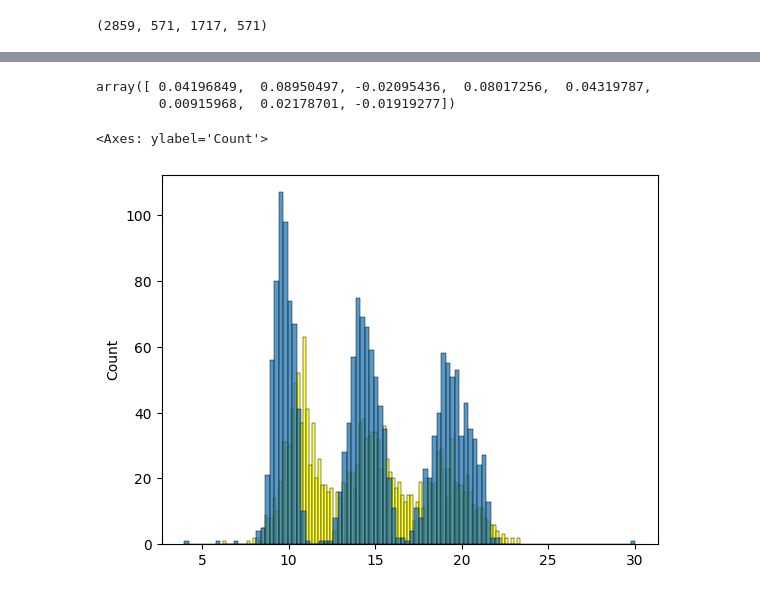
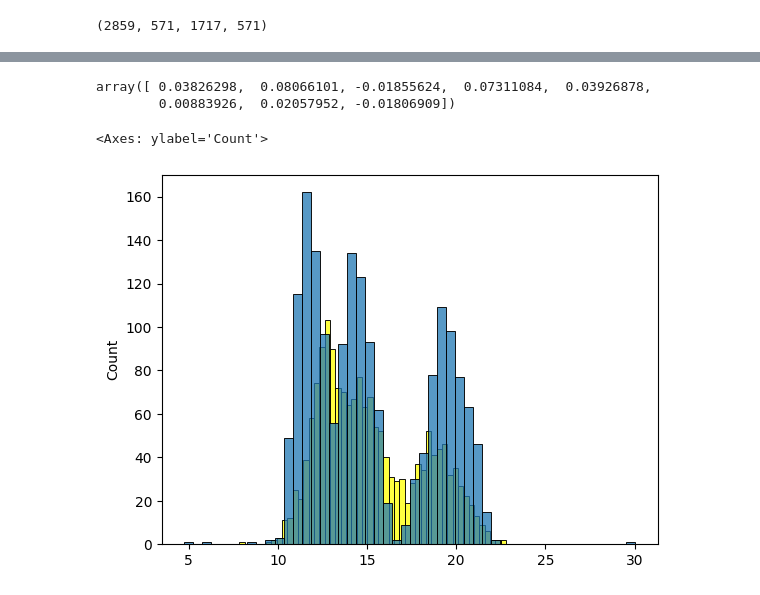
Before and after one commit to Muhsiinn/Song-Popularity-Predictor-, a Jupyter notebook: playground/workbench.ipynb, the cells around one changed output, grey strips where cells are left out. Drawn from its saved outputs; the diff is of its cells as text; code cells hidden in the pictures.

```diff
--- a/playground/workbench.ipynb
+++ b/playground/workbench.ipynb
@@ -181,7 +188,7 @@ def synthetic_data(df, multiplier_min=0.6, multiplier_max=0.9):
     'acousticness',
     'instrumentalness',
     'liveness',
-    'speechiness','streams']
+    'speechiness','streams','inappleplaylists','inspotifycharts','inspotifyplaylists','inapplecharts']
 
     multiplier = np.random.uniform(multiplier_min, multiplier_max)
     df_new[audio_features] *= multiplier
@@ -230,0 +219,13 @@ low_songs
+# %%
+low_songs = synthetic_data(df, 0.4, 0.7)
+columns_to_round = low_songs.columns.drop('streams')
+low_songs[columns_to_round] = low_songs[columns_to_round].round(0).astype(int)
+low_songs
+low_songs1 = synthetic_data(df, 0.7, 0.9)
+columns_to_round = low_songs.columns.drop('streams')
+low_songs1[columns_to_round] = low_songs1[columns_to_round].round(0).astype(int)
+low_songs1
+low_songs2 = synthetic_data(df, 0.7, 0.9)
+columns_to_round = low_songs2.columns.drop('streams')
+low_songs2[columns_to_round] = low_songs2[columns_to_round].round(0).astype(int)
+low_songs2
@@ -280,7 +296,7 @@ y_train = df_train.streams.values
 y_val = df_val.streams.values
 y_test = df_test.streams.values
 # %%
-def train_linar_reg(X,y):
+def train_linear_reg(X,y):
     ones = np.ones(X.shape[0])
     X = (np.column_stack([ones,X]))
     XTX = X.T.dot(X)
@@ -297,19 +313,19 @@ base = ['bpm','danceability','valence','energy',
 # %%
 X_train = df_train[base].values
 # %%
-w0,w = train_linar_reg(X_train,y_train)
+w0,w = train_linear_reg(X_train,y_train)
 w
 # %% [output]
-array([ 0.04196849,  0.08950497, -0.02095436,  0.08017256,  0.04319787,
-        0.00915968,  0.02178701, -0.01919277])
+array([ 0.03826298,  0.08066101, -0.01855624,  0.07311084,  0.03926878,
+        0.00883926,  0.02057952, -0.01806909])
 # %%
 y_pred = w0 + X_train.dot(w)
 # %%
-sns.histplot(y_pred, color = "yellow",bins = 100)
-sns.histplot(y_train, bins=100)
+sns.histplot(y_pred, color = "yellow",bins = 50)
+sns.histplot(y_train, bins=50)
 # %% [output]
 <Axes: ylabel='Count'>
-[figure, old version]
+[figure, new version]
 # %%
 def rmse(y,y_pred):
     error = y-y_pred
```
Also changed, not shown: parts of 21 cells of this notebook.
